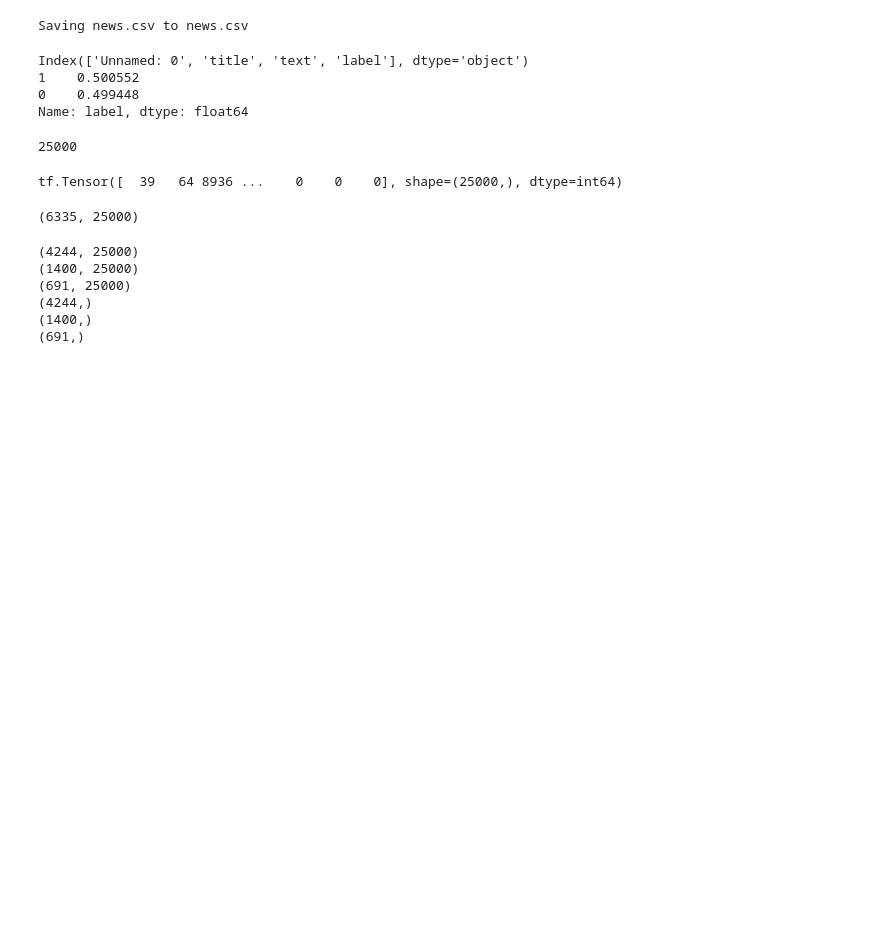
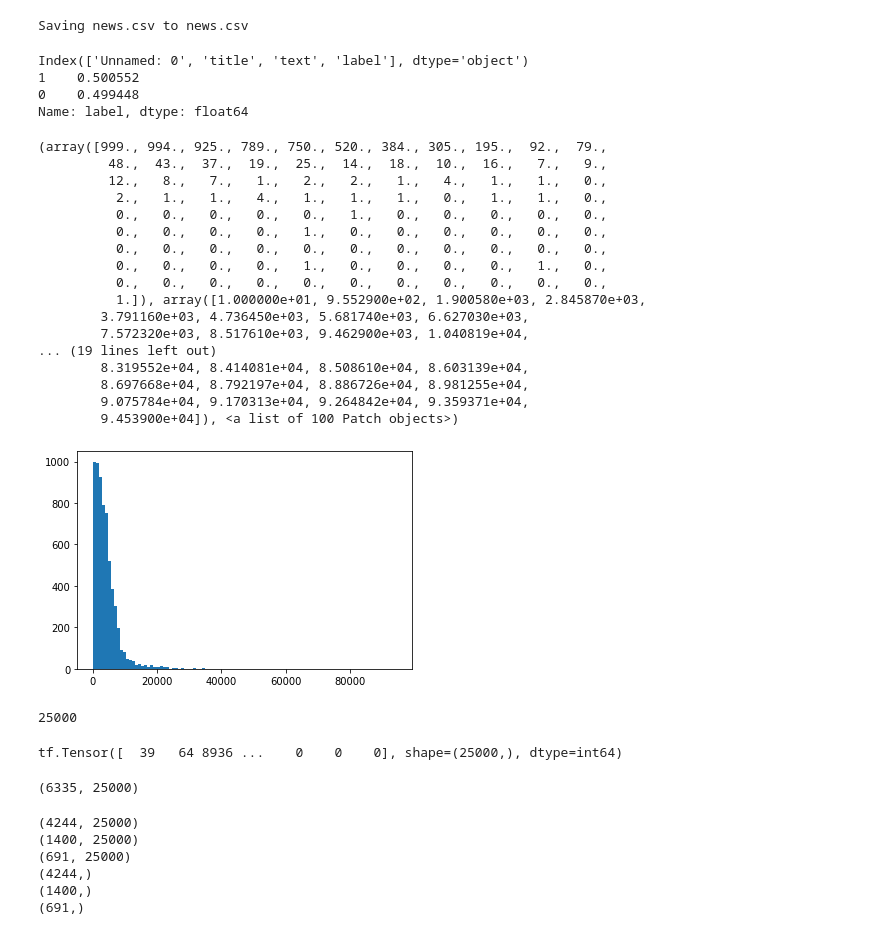
Before and after one commit to pz10097/Fake-news-detection, a Jupyter notebook: Fake_news_detection.ipynb, the cells around one changed output. Saved outputs shown, nothing was run; the diff lists cells and outputs as text; code cells hidden in the pictures; blank space fills up the shorter version.

```diff
--- a/Fake_news_detection.ipynb
+++ b/Fake_news_detection.ipynb
@@ -34,6 +34,31 @@ Name: label, dtype: float64
 # %%
 def length_dicsarding_space(text):
     return len(text) - text.count(' ')
+# %%
+text_lengths = []
+for i in X:
+    text_lengths.append(len(i) - i.count(' '))
+
+plt.hist(text_lengths, bins=100)
+# %% [output]
+(array([999., 994., 925., 789., 750., 520., 384., 305., 195.,  92.,  79.,
+         48.,  43.,  37.,  19.,  25.,  14.,  18.,  10.,  16.,   7.,   9.,
+         12.,   8.,   7.,   1.,   2.,   2.,   1.,   4.,   1.,   1.,   0.,
+          2.,   1.,   1.,   4.,   1.,   1.,   1.,   0.,   1.,   1.,   0.,
+          0.,   0.,   0.,   0.,   0.,   1.,   0.,   0.,   0.,   0.,   0.,
+          0.,   0.,   0.,   0.,   1.,   0.,   0.,   0.,   0.,   0.,   0.,
+          0.,   0.,   0.,   0.,   0.,   0.,   0.,   0.,   0.,   0.,   0.,
+          0.,   0.,   0.,   0.,   1.,   0.,   0.,   0.,   0.,   1.,   0.,
+          0.,   0.,   0.,   0.,   0.,   0.,   0.,   0.,   0.,   0.,   0.,
+          1.]), array([1.000000e+01, 9.552900e+02, 1.900580e+03, 2.845870e+03,
+        3.791160e+03, 4.736450e+03, 5.681740e+03, 6.627030e+03,
+        7.572320e+03, 8.517610e+03, 9.462900e+03, 1.040819e+04,
+... (19 lines left out)
+        8.319552e+04, 8.414081e+04, 8.508610e+04, 8.603139e+04,
+        8.697668e+04, 8.792197e+04, 8.886726e+04, 8.981255e+04,
+        9.075784e+04, 9.170313e+04, 9.264842e+04, 9.359371e+04,
+        9.453900e+04]), <a list of 100 Patch objects>)
+[figure, added]
 # %%
 max_features = 10000
 #sequence_length = max(list(map(length_dicsarding_space, X)))
```
Also changed, not shown: parts of 16 cells of this notebook.
